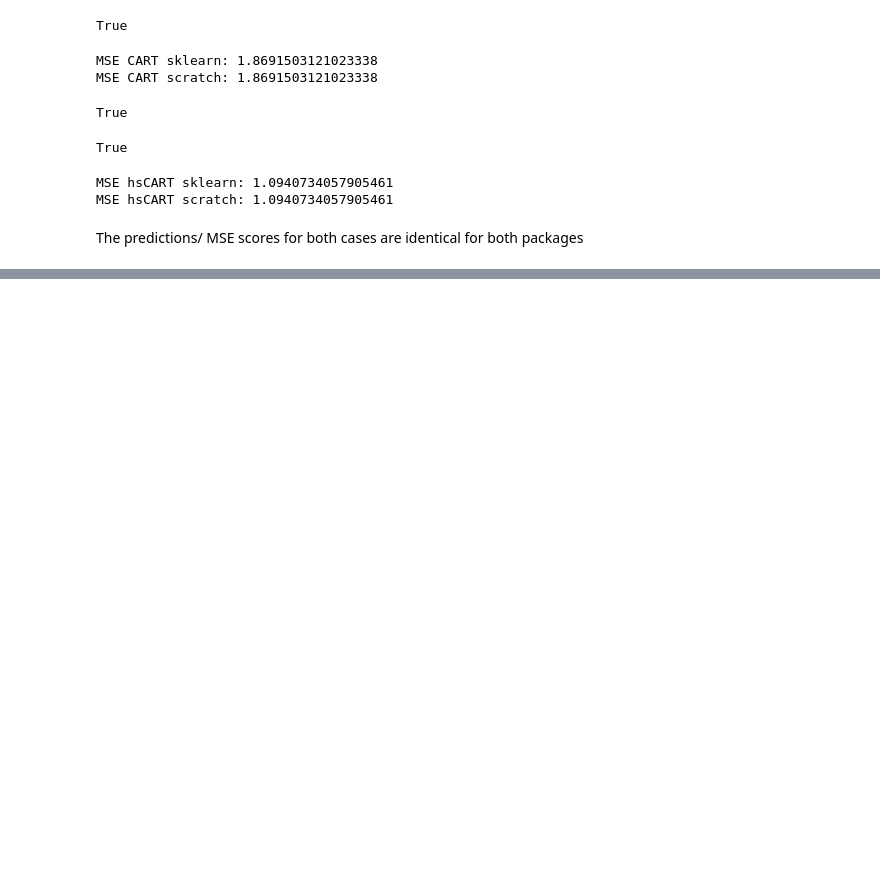
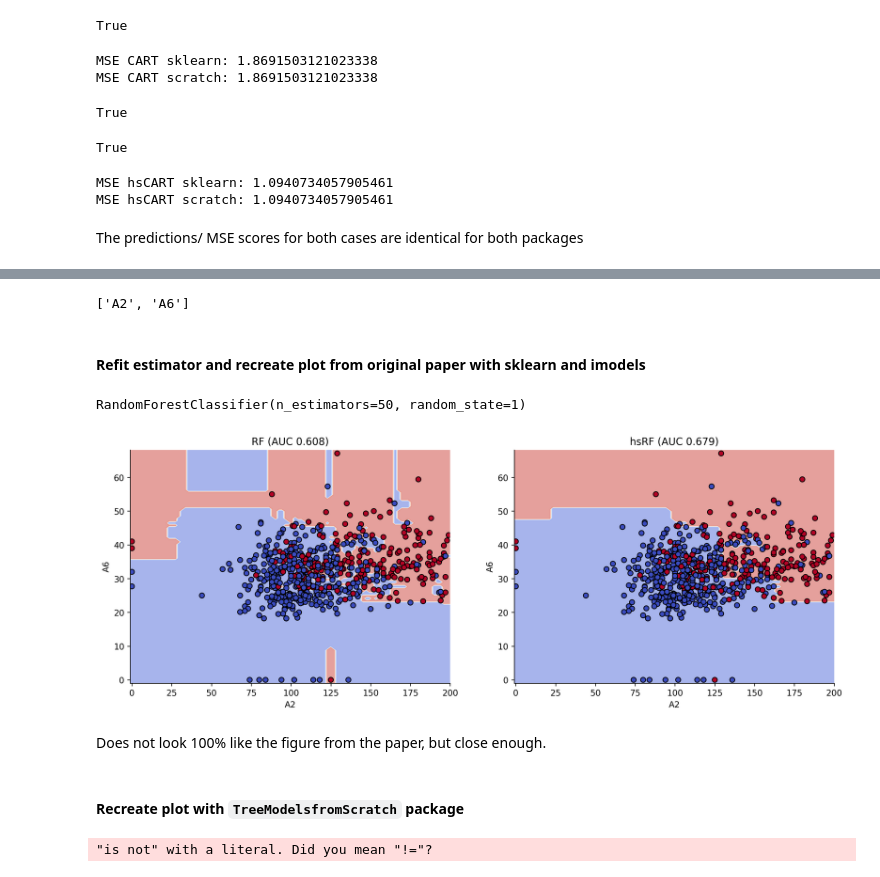
Before and after one commit to markusloecher/TreeBasedModel, a Jupyter notebook: notebooks/Recreation_results_HS_paper.ipynb, the cells around one changed output, grey strips where cells are left out. Drawn from its saved outputs; the diff is of its cells as text; code cells hidden in the pictures; blank space fills up the shorter version.

Commit message:
Fix error in split/gain calc and recreate Fig 5 diabetes

```diff
--- a/notebooks/Recreation_results_HS_paper.ipynb
+++ b/notebooks/Recreation_results_HS_paper.ipynb
@@ -178,0 +224,20 @@ The predictions/ MSE scores for both cases are identical for both packages
+# %%
+# get feature names
+most_imp_feats_names = [feat_names[i] for i in most_imp_feats]
+most_imp_feats_names
+# %% [output]
+['A2', 'A6']
+# %%
+X_small = X_train[:,most_imp_feats].copy()
+# %% [markdown]
+#### Refit estimator and recreate plot from original paper with sklearn and imodels
+# %%
+#refit estimator using only these two features
+rf_diabetes_clf_sk = RandomForestClassifier(n_estimators=50, random_state=1)
+rf_diabetes_clf_sk.fit(X_small, y_train)
+# %% [output]
+RandomForestClassifier(n_estimators=50, random_state=1)
+# %%
+#fit imodels
+rf_diabetes_clf_im = imodels.HSTreeClassifier(deepcopy(rf_diabetes_clf_sk), reg_param=100)
+y_pred_shrunk = rf_diabetes_clf_im.predict(X_test[:,most_imp_feats])
@@ -178,0 +247,33 @@ The predictions/ MSE scores for both cases are identical for both packages
+# %%
+fig, axs = plt.subplots(1,2,figsize=(15,5))
+
+# sklearn
+disp = DecisionBoundaryDisplay.from_estimator(
+    rf_diabetes_clf_sk, X_small, response_method="predict", cmap=plt.cm.coolwarm,
+    xlabel=most_imp_feats_names[0], ylabel=most_imp_feats_names[1],
+    alpha=0.5, ax=axs[0]
+)
+axs[0].scatter(X_small[:, 0], X_small[:, 1], c=y_train, edgecolor="k", cmap=plt.cm.coolwarm)
+axs[0].set_title(f"RF (AUC {np.round(auc_rf_sk,3)})");
+
+# imodels
+disp_im = DecisionBoundaryDisplay.from_estimator(
+    rf_diabetes_clf_im, X_small, response_method="predict", cmap=plt.cm.coolwarm,
+    xlabel=most_imp_feats_names[0], ylabel=most_imp_feats_names[1],
+    alpha=0.5, ax=axs[1]
+)
+axs[1].scatter(X_small[:, 0], X_small[:, 1], c=y_train, edgecolor="k", cmap=plt.cm.coolwarm)
+
+axs[1].set_title(f"hsRF (AUC {np.round(auc_rf_imodels,3)})");
+# %% [output]
+[figure, added]
+# %% [markdown]
+Does not look 100% like the figure from the paper, but close enough.
+# %% [markdown]
+#### Recreate plot with `TreeModelsfromScratch` package
+# %%
+#RF scratch
+rf_diabetes_clf_scr = RandomForest(n_trees=50, treetype='classification', n_feature=1, random_state=1)
+rf_diabetes_clf_scr.fit(X_small, y_train)
+# %% [output]
+"is not" with a literal. Did you mean "!="?
```
Also changed, not shown: parts of 23 cells of this notebook, 1 other file.
